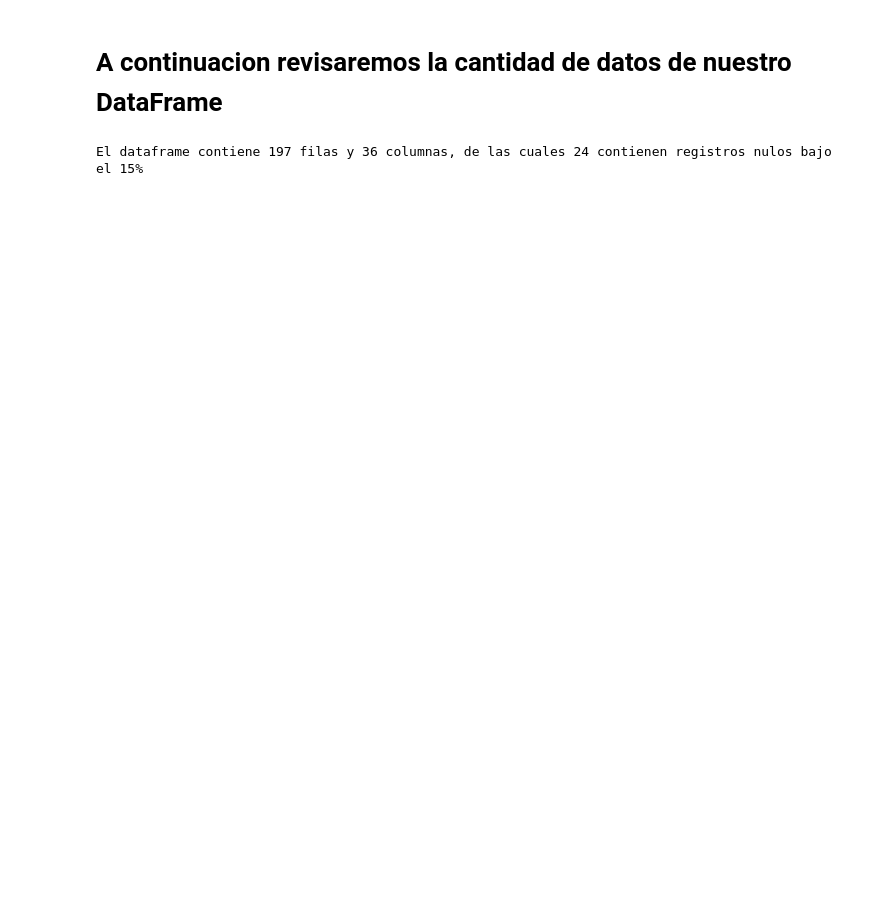
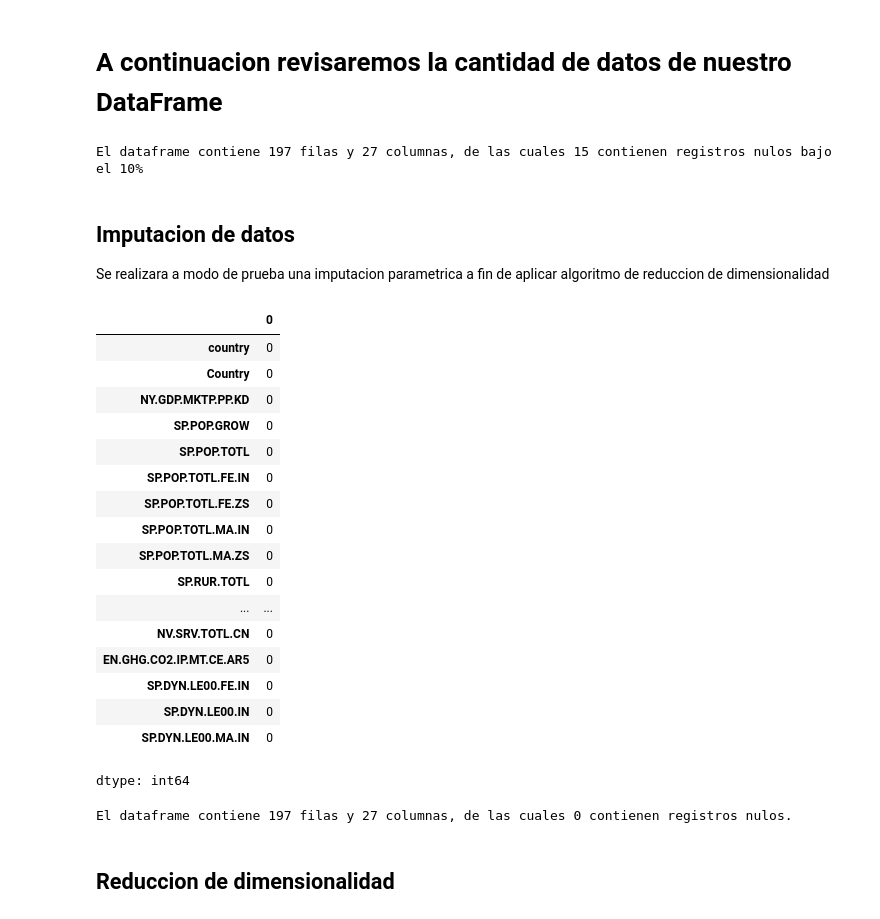
Before and after one commit to cristiancarcamo-netizen/Portafolio, a Jupyter notebook: World_bank.ipynb, the cells around one changed output. Saved outputs shown, nothing was run; the diff lists cells and outputs as text; code cells hidden in the pictures; blank space fills up the shorter version.

```diff
--- a/World_bank.ipynb
+++ b/World_bank.ipynb
@@ -185,6 +185,6 @@ Existen variables con un alto volumen de datos faltantes. Usaremos la siguiente
 # %%
 #Condicion booleaba
-mask_bool= paises_wb_raw.isna().mean()>0.15
+mask_bool= paises_wb_raw.isna().mean()>0.10
 #Seleccion de columnas nulas
 drop_columns = list(paises_wb_raw.isna().mean()[mask_bool].index)
 #eliminar columnas con alto porcentaje de nulos
@@ -192,6 +192,40 @@ paises_wb_raw = paises_wb_raw.drop(columns= drop_columns)
 # %% [markdown]
 # A continuacion revisaremos la cantidad de datos de nuestro DataFrame
 # %%
-print(f'El dataframe contiene {paises_wb_raw.shape[0]} filas y {paises_wb_raw.shape[1]} columnas, de las cuales {len(paises_wb_raw.isna().sum()[paises_wb_raw.isna().mean()>0].index)} contienen registros nulos bajo el 15%')
+print(f'El dataframe contiene {paises_wb_raw.shape[0]} filas y {paises_wb_raw.shape[1]} columnas, de las cuales {len(paises_wb_raw.isna().sum()[paises_wb_raw.isna().mean()>0].index)} contienen registros nulos bajo el 10%')
 # %% [output]
-El dataframe contiene 197 filas y 36 columnas, de las cuales 24 contienen registros nulos bajo el 15%
+El dataframe contiene 197 filas y 27 columnas, de las cuales 15 contienen registros nulos bajo el 10%
+# %% [markdown]
+## Imputacion de datos
+
+Se realizara a modo de prueba una imputacion parametrica a fin de aplicar algoritmo de reduccion de dimensionalidad
+# %%
+from numpy import mean
+paises_wb_raw = paises_wb_raw.fillna(mean)
+# %%
+paises_wb_raw.isna().sum()
+# %% [output]
+|  | 0 |
+| country | 0 |
+| Country | 0 |
+| NY.GDP.MKTP.PP.KD | 0 |
+| SP.POP.GROW | 0 |
+| SP.POP.TOTL | 0 |
+| SP.POP.TOTL.FE.IN | 0 |
+| SP.POP.TOTL.FE.ZS | 0 |
+| SP.POP.TOTL.MA.IN | 0 |
+| SP.POP.TOTL.MA.ZS | 0 |
+| SP.RUR.TOTL | 0 |
+| ... | ... |
+| NV.SRV.TOTL.CN | 0 |
+| EN.GHG.CO2.IP.MT.CE.AR5 | 0 |
+| SP.DYN.LE00.FE.IN | 0 |
+| SP.DYN.LE00.IN | 0 |
+| SP.DYN.LE00.MA.IN | 0 |
+dtype: int64
+# %%
+print(f'El dataframe contiene {paises_wb_raw.shape[0]} filas y {paises_wb_raw.shape[1]} columnas, de las cuales {len(paises_wb_raw.isna().sum()[paises_wb_raw.isna().mean()>0].index)} contienen registros nulos.')
+# %% [output]
+El dataframe contiene 197 filas y 27 columnas, de las cuales 0 contienen registros nulos.
+# %% [markdown]
+## Reduccion de dimensionalidad
```
Also changed, not shown: parts of 1 cell of this notebook.
